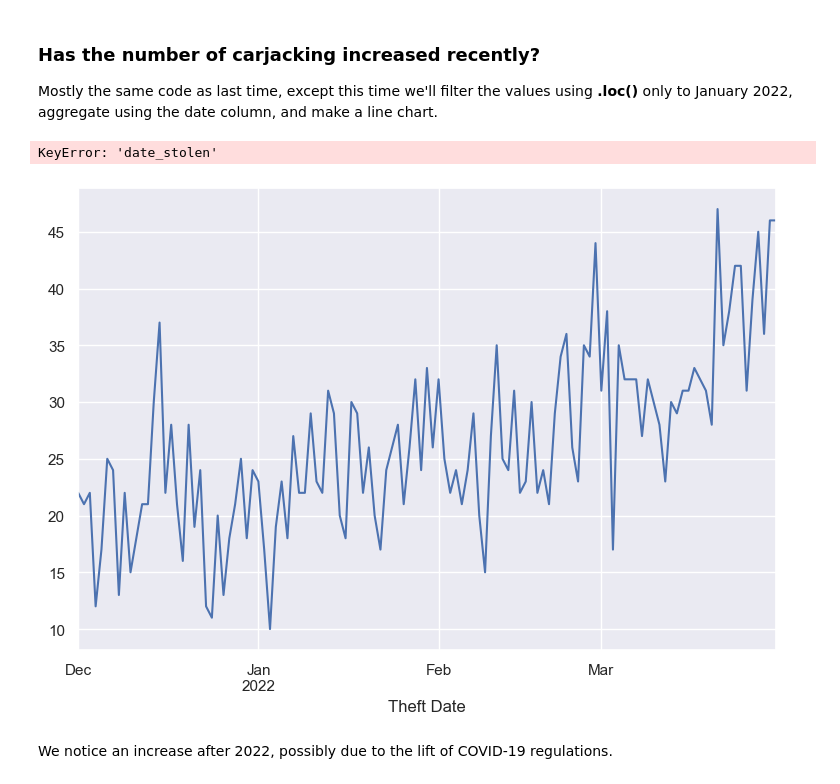
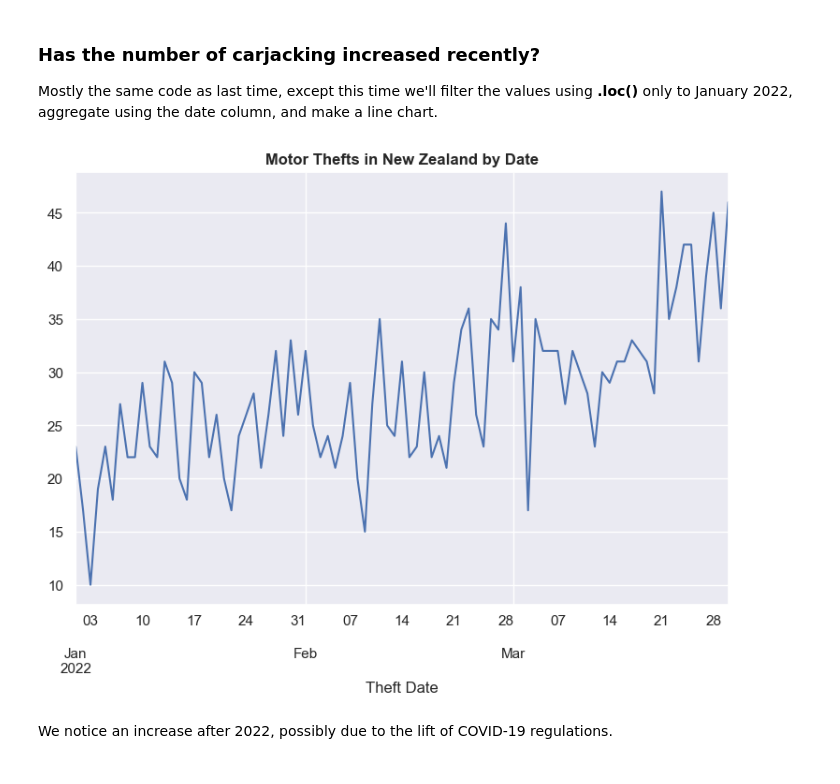
Before and after one commit to khaled-mehizel/nz-motor-theft-py-analysis, a Jupyter notebook: nz-carjacking-nb.ipynb, the cells around one changed output. Cells and saved outputs as stored; diff of their text form; code cells hidden in the pictures.

```diff
--- a/nz-carjacking-nb.ipynb
+++ b/nz-carjacking-nb.ipynb
@@ -52,9 +52,8 @@ veh_cols=["vehicle_id","vehicle_type","make_id","model_year","color","date_stole
 
 thefts = pd.read_csv("E:/projects/nz-motor-theft-py-analysis/stolen_vehicles.csv",
             usecols=veh_cols, # this will pass only the specified columns
-            index_col= "date_stolen", # setting the date column as an index
             header=0, # setting the first row as the header
-            parse_dates=True, # allows pandas to directly make the date column a datetime64 type
+            parse_dates= ["date_stolen"], # allows pandas to directly make the date column a datetime64 type
             date_format= "%m/%d/%y", # helps pandas get the correct date format
             dtype={"vehicle_id": "Int16","make_id":"Int16","model_year":"Int16","location_id":"Int16"}, #notice the capital letter in the "Int"s, more on that later
             keep_default_na=True #keeps the NA values, so we'll be able to get rid of them later
@@ -184,0 +187,4 @@ I spent over an hour trying to avoid that spaghetti but alas.
+# %%
+thefts["month"]= thefts["date_stolen"].dt.month
+thefts["day"]= thefts["date_stolen"].dt.day_of_week
+thefts.sample(5)
@@ -275,17 +286,17 @@ Trailers also seem to be stolen quite often, I'm still trying to wrap my head ar
 ### Has the number of carjacking increased recently?
 Mostly the same code as last time, except this time we'll filter the values using **.loc()** only to January 2022, aggregate using the date column, and make a line chart.
 # %%
-(thefts_full.loc["2021-12":"2022-03-31",:]
+(thefts_full.loc[(thefts_full["date_stolen"] >= "2022-01-01") & (thefts_full["date_stolen"] < "2022-03-31")]
 .groupby('date_stolen')
 .agg(theft_count=('vehicle_id','count'))
+.query("date_stolen > '2021-01' and date_stolen < '2022-03-31'")
 .rename(columns={"theft_count":"Thefts"})
 .plot(kind="line",
 figsize=(9,6),
 legend=False,
-xlabel= "Theft Date")).set_xticks(thefts_full['date_stolen'].dt.month)
+xlabel= "Theft Date"))
 plt.title("Motor Thefts in New Zealand by Date", fontweight="bold");
 # %% [output]
-KeyError: 'date_stolen'
-[figure, old version]
+[figure, new version]
 # %% [markdown]
 We notice an increase after 2022, possibly due to the lift of COVID-19 regulations.
```
Also changed, not shown: parts of 13 cells of this notebook.
